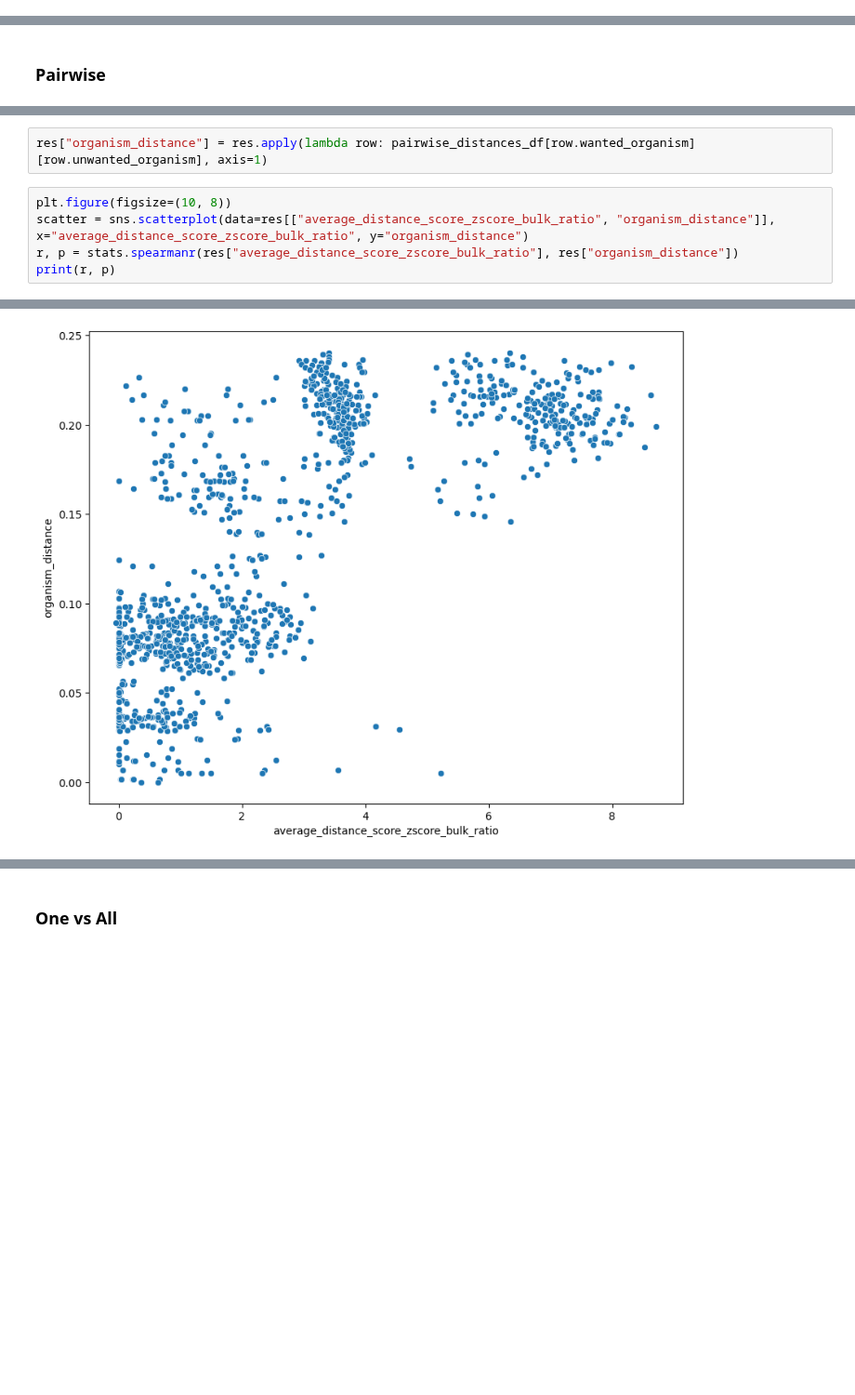
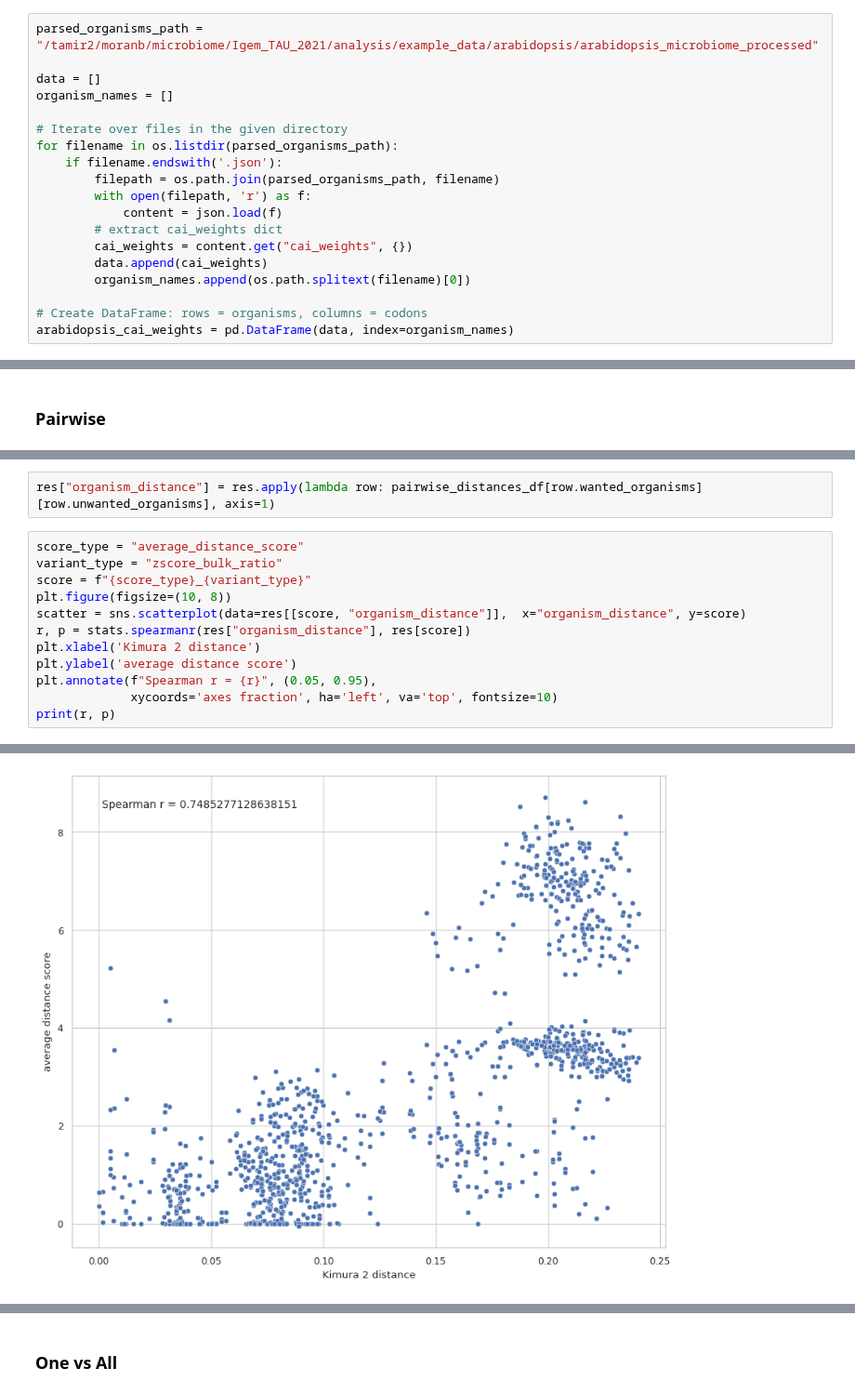
Before and after one commit to morikab/DCUB, a Jupyter notebook: analysis_arabidopsis.ipynb, the cells around one changed output, grey strips where cells are left out. Shown at 93% size. Cells and saved outputs as stored; diff of their text form; blank space fills up the shorter version.

Commit message:
updated-analysis-notebooks

```diff
--- a/analysis_arabidopsis.ipynb
+++ b/analysis_arabidopsis.ipynb
@@ -374,0 +382,19 @@ plt.show()
+# %%
+parsed_organisms_path = "/tamir2/moranb/microbiome/Igem_TAU_2021/analysis/example_data/arabidopsis/arabidopsis_microbiome_processed"
+
+data = []
+organism_names = []
+
+# Iterate over files in the given directory
+for filename in os.listdir(parsed_organisms_path):
+    if filename.endswith('.json'):
+        filepath = os.path.join(parsed_organisms_path, filename)
+        with open(filepath, 'r') as f:
+            content = json.load(f)
+        # extract cai_weights dict
+        cai_weights = content.get("cai_weights", {})
+        data.append(cai_weights)
+        organism_names.append(os.path.splitext(filename)[0])
+
+# Create DataFrame: rows = organisms, columns = codons
+arabidopsis_cai_weights = pd.DataFrame(data, index=organism_names)
@@ -396,10 +539,17 @@ res
 # %%
-res["organism_distance"] = res.apply(lambda row: pairwise_distances_df[row.wanted_organism][row.unwanted_organism], axis=1)
+res["organism_distance"] = res.apply(lambda row: pairwise_distances_df[row.wanted_organisms][row.unwanted_organisms], axis=1)
 # %%
+score_type = "average_distance_score"
+variant_type = "zscore_bulk_ratio"
+score = f"{score_type}_{variant_type}"
 plt.figure(figsize=(10, 8))
-scatter = sns.scatterplot(data=res[["average_distance_score_zscore_bulk_ratio", "organism_distance"]], x="average_distance_score_zscore_bulk_ratio", y="organism_distance")
-r, p = stats.spearmanr(res["average_distance_score_zscore_bulk_ratio"], res["organism_distance"])
+scatter = sns.scatterplot(data=res[[score, "organism_distance"]],  x="organism_distance", y=score)
+r, p = stats.spearmanr(res["organism_distance"], res[score])
+plt.xlabel('Kimura 2 distance')
+plt.ylabel('average distance score')
+plt.annotate(f"Spearman r = {r}", (0.05, 0.95),
+             xycoords='axes fraction', ha='left', va='top', fontsize=10)
 print(r, p)
 # %% [output]
 0.7485277128638151 4.718542974732091e-202
-[figure, old version]
+[figure, new version]
```
Also changed, not shown: parts of 27 cells of this notebook, 4 other files.
